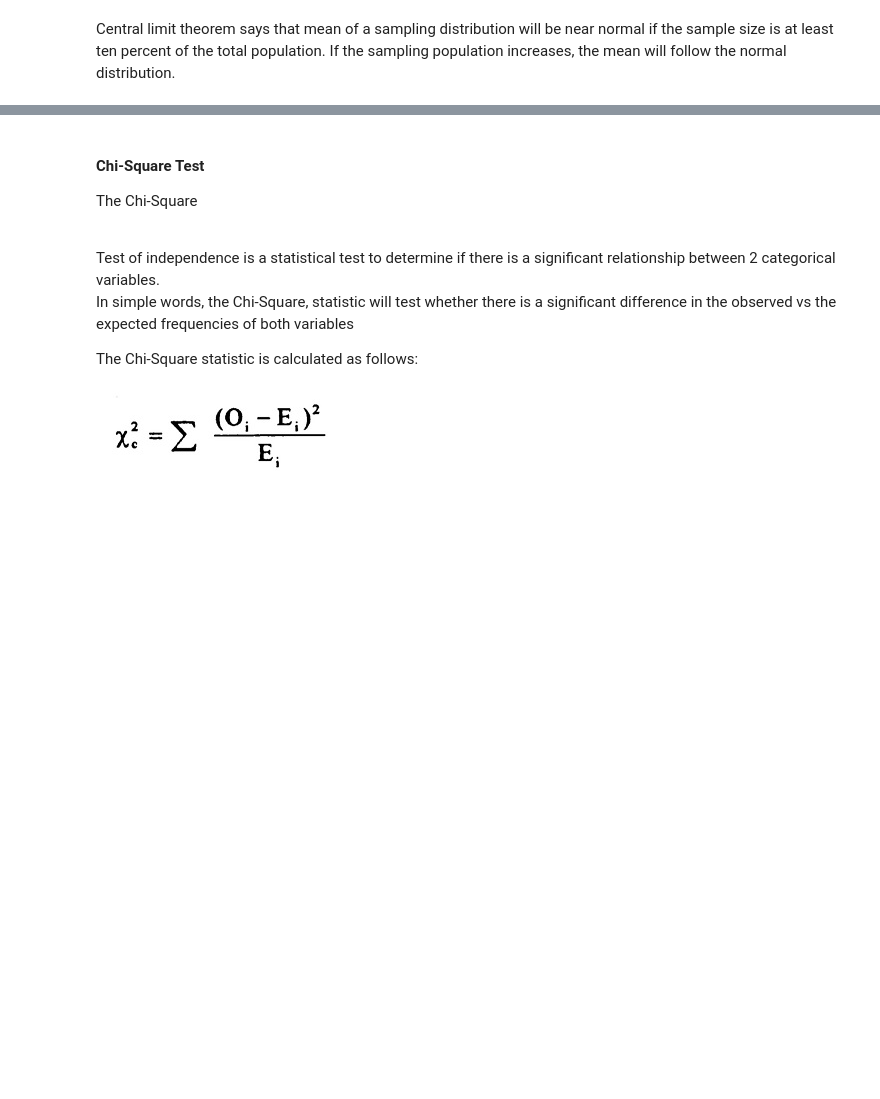
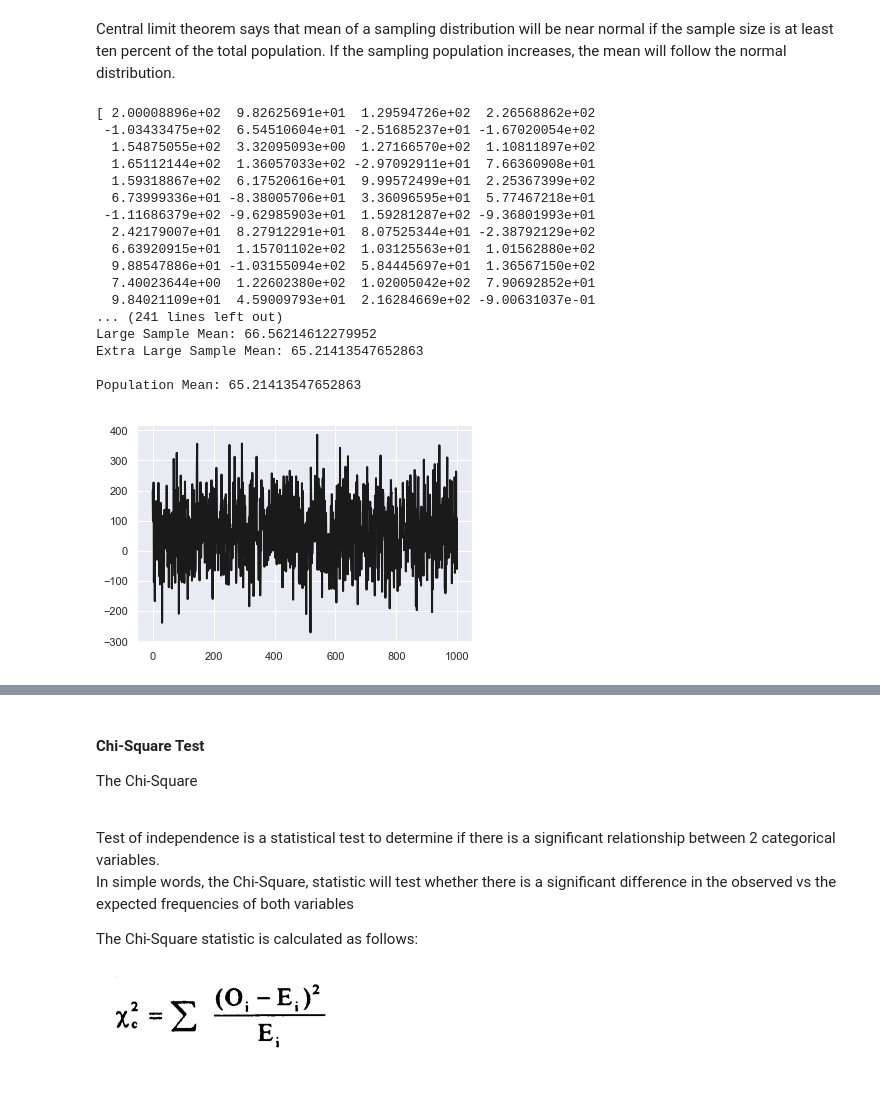
Before and after one commit to balajidileepkumar/Python_MachineLearning, a Jupyter notebook: Chapter-14-ScikitMachineLearning.ipynb, the cells around one changed output, grey strips where cells are left out. Drawn from its saved outputs; the diff is of its cells as text; code cells hidden in the pictures; blank space fills up the shorter version.

```diff
--- a/Chapter-14-ScikitMachineLearning.ipynb
+++ b/Chapter-14-ScikitMachineLearning.ipynb
@@ -2833,34 +2936,54 @@ If the sampling population increases, the mean will follow the normal distributi
 import numpy as np
 
 # Create population and find population mean
-population = np.random.normal(loc=65, scale=100, size=3000)
+population = np.random.normal(loc=65, scale=100, size=1000)
+print(population)
 population_mean = np.mean(population)
 
 # Select increasingly larger samples
 extra_small_sample = population[:10]
 small_sample = population[:50]
 medium_sample = population[:100]
 large_sample = population[:500]
 extra_large_sample = population[:1000]
 
 # Calculate the mean of those samples
 extra_small_sample_mean = np.mean(extra_small_sample)
 small_sample_mean = np.mean(small_sample)
 medium_sample_mean = np.mean(medium_sample)
 large_sample_mean = np.mean(large_sample)
 extra_large_sample_mean = np.mean(extra_large_sample)
 
 # Print them all out!
 
 print("Extra Small Sample Mean: {}".format(extra_small_sample_mean))
 print("Small Sample Mean: {}".format(small_sample_mean))
 print("Medium Sample Mean: {}".format(medium_sample_mean))
 print("Large Sample Mean: {}".format(large_sample_mean))
 print("Extra Large Sample Mean: {}".format(extra_large_sample_mean))
 print("\nPopulation Mean: {}".format(population_mean))
 
 plt.plot(population,'k-',linewidth=2)
 plt.show()
+# %% [output]
+[ 2.00008896e+02  9.82625691e+01  1.29594726e+02  2.26568862e+02
+ -1.03433475e+02  6.54510604e+01 -2.51685237e+01 -1.67020054e+02
+  1.54875055e+02  3.32095093e+00  1.27166570e+02  1.10811897e+02
+  1.65112144e+02  1.36057033e+02 -2.97092911e+01  7.66360908e+01
+  1.59318867e+02  6.17520616e+01  9.99572499e+01  2.25367399e+02
+  6.73999336e+01 -8.38005706e+01  3.36096595e+01  5.77467218e+01
+ -1.11686379e+02 -9.62985903e+01  1.59281287e+02 -9.36801993e+01
+  2.42179007e+01  8.27912291e+01  8.07525344e+01 -2.38792129e+02
+  6.63920915e+01  1.15701102e+02  1.03125563e+01  1.01562880e+02
+  9.88547886e+01 -1.03155094e+02  5.84445697e+01  1.36567150e+02
+  7.40023644e+00  1.22602380e+02  1.02005042e+02  7.90692852e+01
+  9.84021109e+01  4.59009793e+01  2.16284669e+02 -9.00631037e-01
+... (241 lines left out)
+Large Sample Mean: 66.56214612279952
+Extra Large Sample Mean: 65.21413547652863
+
+Population Mean: 65.21413547652863
+[figure, added]
 # %%
 import numpy as np
 
```
Also changed, not shown: parts of 15 cells of this notebook, 4 other files.
